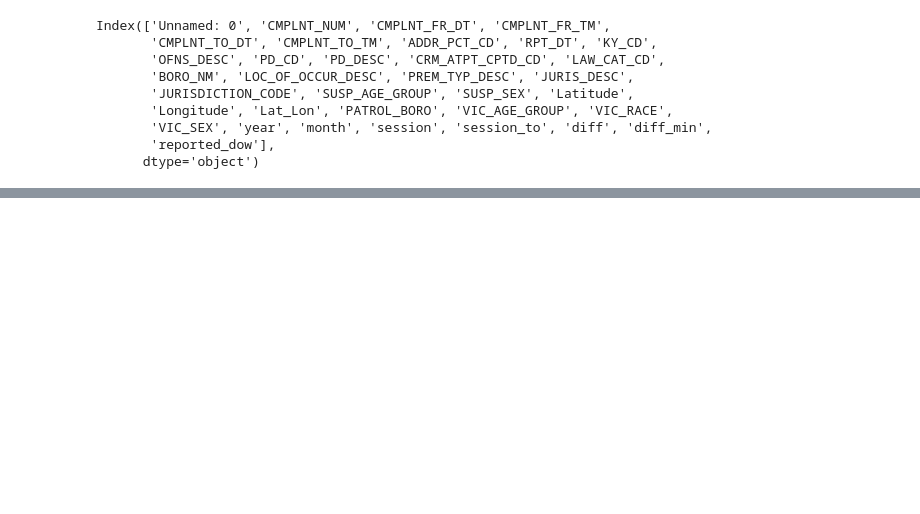
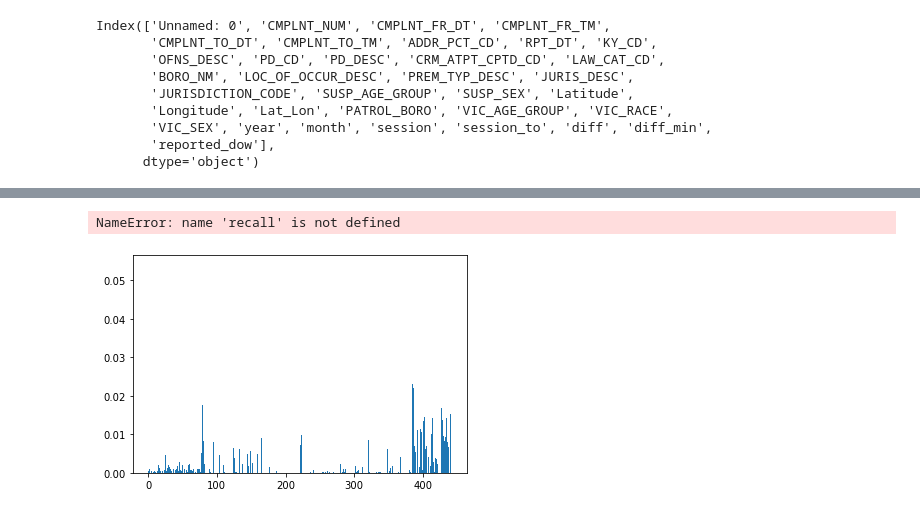
Before and after one commit to daniellejenkins17/Crimes_NYC_Binary_Classification, a Jupyter notebook: MC_Pipeline.ipynb, the cells around one changed output, grey strips where cells are left out. Saved outputs shown, nothing was run; the diff lists cells and outputs as text; code cells hidden in the pictures; blank space fills up the shorter version.

```diff
--- a/MC_Pipeline.ipynb
+++ b/MC_Pipeline.ipynb
@@ -235,0 +336,6 @@ plot_confusion_matrix(final_pipe, X_test, y_test)
+# %%
+#feature names out
+#why are they all 0?
+
+feature_importances = (RF_pipe_SMOTE.steps[2][1].feature_importances_)
+pd.DataFrame(list(zip(onehot_cols, feature_importances))).sort_values(by = 1, ascending = False)
@@ -235,0 +412,7 @@ plot_confusion_matrix(final_pipe, X_test, y_test)
+# %%
+rf_params = {'model__n_estimators': [50, 100, 200, 500] ,
+             'model__min_samples_leaf': [1,3,5,7]}
+rf_cv = GridSearchCV(estimator = RF_pipe_SMOTE, param_grid = rf_params, cv = 5, metrics = recall)  #metrics = recall is different
+rf_cv.fit(X_train, y_train)
+# %% [output]
+NameError: name 'recall' is not defined
@@ -236 +424,9 @@ plot_confusion_matrix(final_pipe, X_test, y_test)
+# %%
+# plot feature importance
+pyplot.bar([x for x in range(len(feature_importances))], feature_importances)
+pyplot.show()
+
+#Brendan
+# %% [output]
+[figure, added]
 # %%
```
Also changed, not shown: parts of 42 cells of this notebook.
